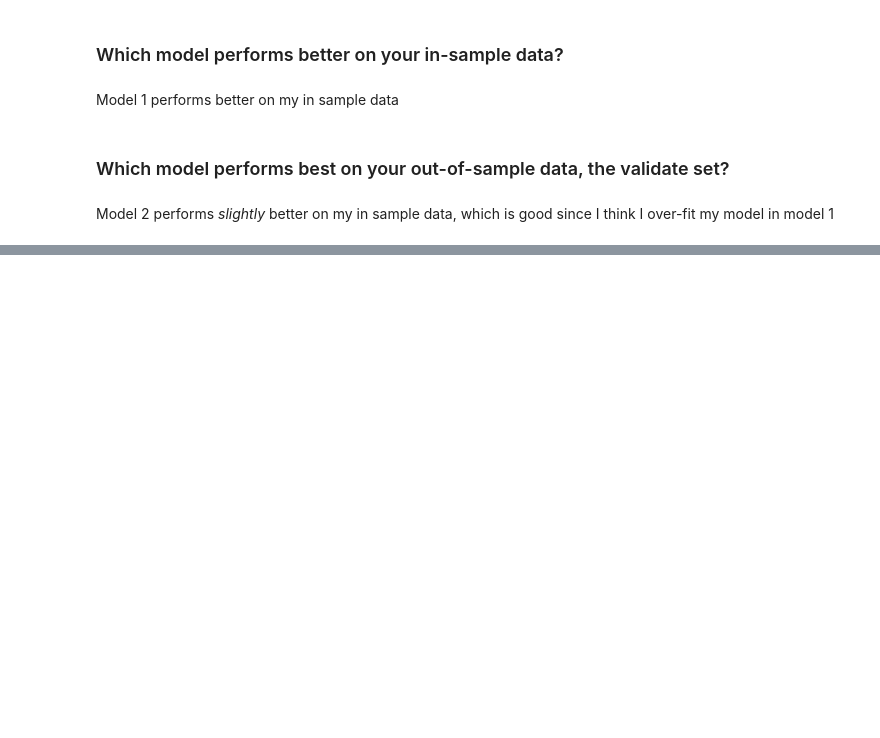
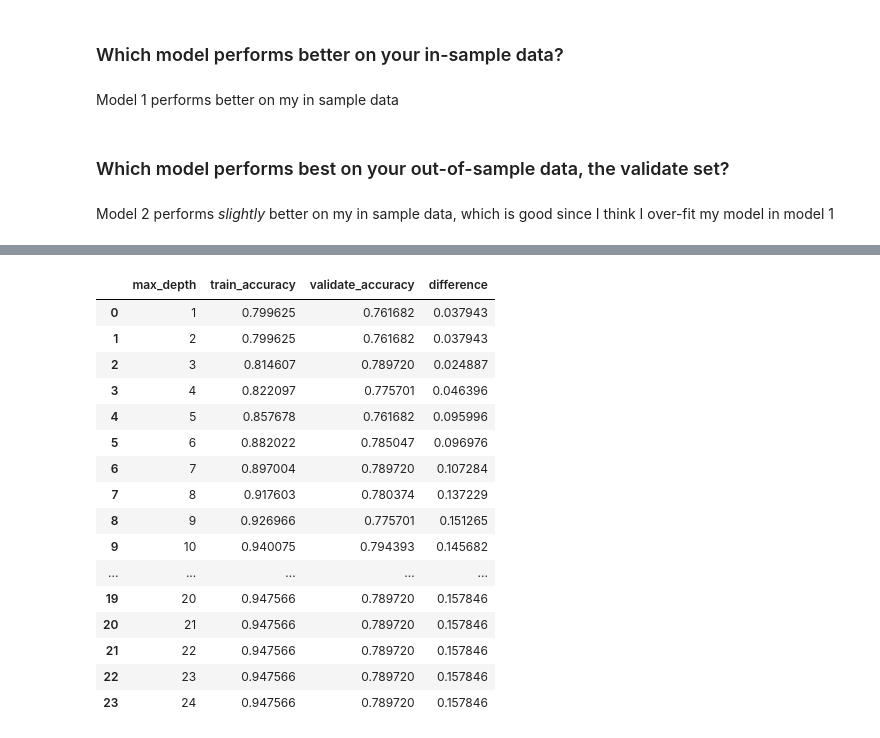
Before and after one commit to shawn-brown12/classification-exercises, a Jupyter notebook: decision_tree_exercises.ipynb, the cells around one changed output, grey strips where cells are left out. Cells and saved outputs as stored; diff of their text form; code cells hidden in the pictures; blank space fills up the shorter version.

```diff
--- a/decision_tree_exercises.ipynb
+++ b/decision_tree_exercises.ipynb
@@ -453,0 +453,2 @@ Model 2 performs *slightly* better on my in sample data, which is good since I t
+# %%
+titanic.drop(columns=['sex', 'embark_town'], inplace=True)
@@ -453,0 +563,34 @@ Model 2 performs *slightly* better on my in sample data, which is good since I t
+# %%
+metrics = []
+
+for i in range(1, 25):
+    tree = DecisionTreeClassifier(max_depth=i, random_state=123)
+    tree = tree.fit(x_train, y_train)
+    in_sample_accuracy = tree.score(x_train, y_train)
+    out_of_sample_accuracy = tree.score(x_val, y_val)
+
+    output = { 'max_depth': i, 'train_accuracy': in_sample_accuracy,
+              'validate_accuracy': out_of_sample_accuracy}
+    metrics.append(output)
+
+df = pd.DataFrame(metrics)
+df['difference'] = df.train_accuracy - df.validate_accuracy
+df
+# %% [output]
+|  | max_depth | train_accuracy | validate_accuracy | difference |
+| 0 | 1 | 0.799625 | 0.761682 | 0.037943 |
+| 1 | 2 | 0.799625 | 0.761682 | 0.037943 |
+| 2 | 3 | 0.814607 | 0.789720 | 0.024887 |
+| 3 | 4 | 0.822097 | 0.775701 | 0.046396 |
+| 4 | 5 | 0.857678 | 0.761682 | 0.095996 |
+| 5 | 6 | 0.882022 | 0.785047 | 0.096976 |
+| 6 | 7 | 0.897004 | 0.789720 | 0.107284 |
+| 7 | 8 | 0.917603 | 0.780374 | 0.137229 |
+| 8 | 9 | 0.926966 | 0.775701 | 0.151265 |
+| 9 | 10 | 0.940075 | 0.794393 | 0.145682 |
+| ... | ... | ... | ... | ... |
+| 19 | 20 | 0.947566 | 0.789720 | 0.157846 |
+| 20 | 21 | 0.947566 | 0.789720 | 0.157846 |
+| 21 | 22 | 0.947566 | 0.789720 | 0.157846 |
+| 22 | 23 | 0.947566 | 0.789720 | 0.157846 |
+| 23 | 24 | 0.947566 | 0.789720 | 0.157846 |
```
Also changed, not shown: parts of 25 cells of this notebook, 6 other files.
